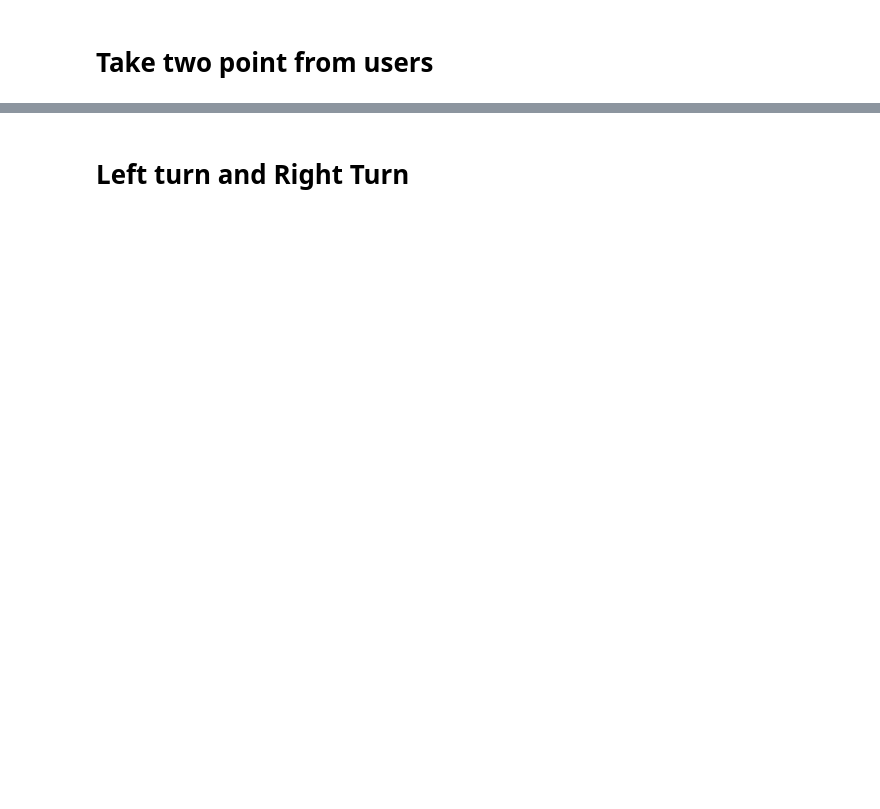
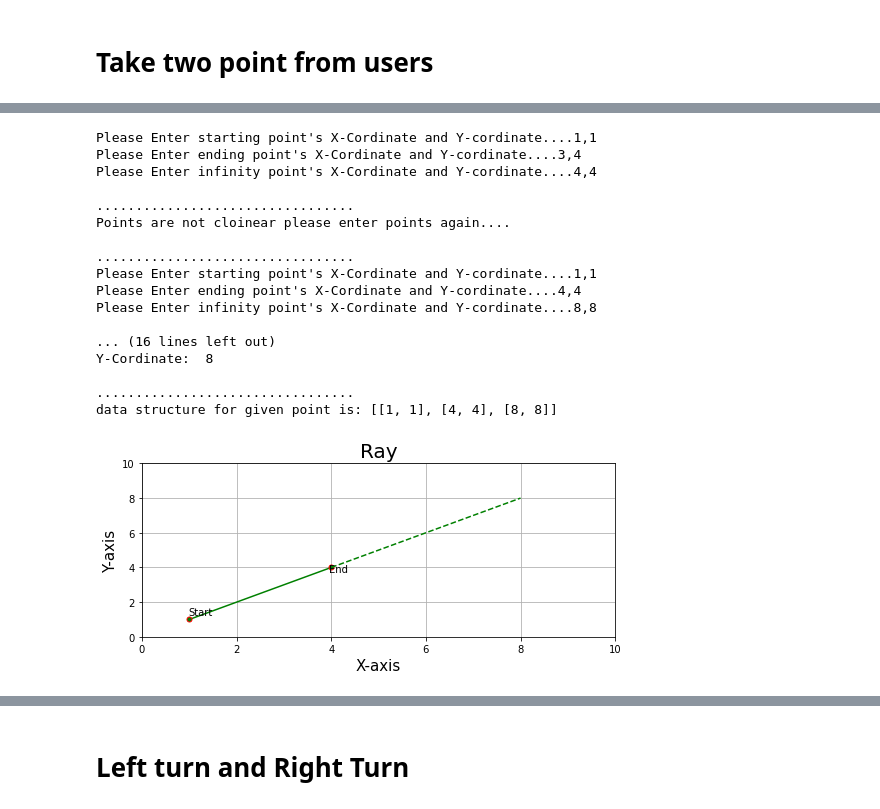
Before and after one commit to sudhankandel/CG-lab, a Jupyter notebook: Lab -1,2,3,4,5.ipynb, the cells around one changed output, grey strips where cells are left out. Cells and saved outputs as stored; diff of their text form; code cells hidden in the pictures; blank space fills up the shorter version.

```diff
--- a/Lab -1,2,3,4,5.ipynb
+++ b/Lab -1,2,3,4,5.ipynb
@@ -73,0 +112,76 @@ Please Enter X-Cordinate and Y-cordinate....6 4
+# %%
+from matplotlib import pyplot as plt
+class Ray:
+    @classmethod
+    def input_point(self):
+        points=[]
+        for i in ['starting','ending','infinity']:
+            x,y=input("Please Enter "+i+" point's X-Cordinate and Y-cordinate....").split(',')
+            x=int(x)
+            y=int(y)
+            points.append([x,y])
+        point1=points[0]
+        point2=points[1]
+        point3=points[2]
+        self.checkcolinear(point1[0],point2[0],point3[0],point1[1],point2[1],point3[1])
+    @classmethod
+    def checkcolinear(self,x1,x2,x3,y1,y2,y3):
+        a = x1 * (y2 - y3) + x2 * (y3 - y1) + x3 * (y1 - y2)
+        if (a == 0):
+            self.displayinfo(x1,x2,x3,y1,y2,y3)
+            self.visualization(x1,x2,x3,y1,y2,y3)
+        else:
+            print("\n.................................")
+            print("Points are not cloinear please enter points again....")
+            print("\n.................................")
+            self.input_point()
+    @classmethod
+    def displayinfo(self,x1,x2,x3,y1,y2,y3):
+        print("\n.................................")
+        print("Name: Sudhan Kandel","\nRoll No: 2","\nSection: A")
+        print("\n.................................")
+        print("Starting point:", "\nX-Cordinate: ",x1,"\nY-Cordinate: ",y1)
+        print(".................................")
+        print("Ending point:", "\nX-Cordinate: ",x2,"\nY-Cordinate: ",y2)
+        print(".................................")
+        print("Infinity point:", "\nX-Cordinate: ",x3,"\nY-Cordinate: ",y3)
+        print("\n.................................")
+        print("data structure for given point is:",[[x1,y1],[x2,y2],[x3,y3]])
+    @classmethod
+    def visualization(self,x1,x2,x3,y1,y2,y3):
+        plt.rcParams["figure.figsize"] = [7.50, 3.50]
+        plt.rcParams["figure.autolayout"] = True
+        x_values=[x1,x2,x3]
+        y_values=[y1,y2,y3]
+        plt.grid()
+        plt.xlim(0,max(x_values)+2)
+        plt.ylim(0,max(y_values)+2)
+        plt.plot(x_values[0:2], y_values[0:2], linestyle="-",color='green', marker="o", markersize=5, markeredgecolor="red", markerfacecolor="green")
+        plt.plot(x_values[1:], y_values[1:], linestyle="--" ,color='green')
+        plt.text(x1-0.015, y1+0.25, "Start")
+        plt.text(x2-0.050, y2-0.25, "End")
+        plt.title("Ray",fontdict={'fontsize':20})
+        plt.xlabel("X-axis",fontdict={'fontsize':15})
+        plt.ylabel("Y-axis",fontdict={'fontsize':15})
+        plt.savefig('Ray.png')
+        plt.show()
+Ray.input_point()
+# %% [output]
+Please Enter starting point's X-Cordinate and Y-cordinate....1,1
+Please Enter ending point's X-Cordinate and Y-cordinate....3,4
+Please Enter infinity point's X-Cordinate and Y-cordinate....4,4
+
+.................................
+Points are not cloinear please enter points again....
+
+.................................
+Please Enter starting point's X-Cordinate and Y-cordinate....1,1
+Please Enter ending point's X-Cordinate and Y-cordinate....4,4
+Please Enter infinity point's X-Cordinate and Y-cordinate....8,8
+
+... (16 lines left out)
+Y-Cordinate:  8
+
+.................................
+data structure for given point is: [[1, 1], [4, 4], [8, 8]]
+[figure, added]
```
Also changed, not shown: parts of 7 cells of this notebook, 5 other files.
